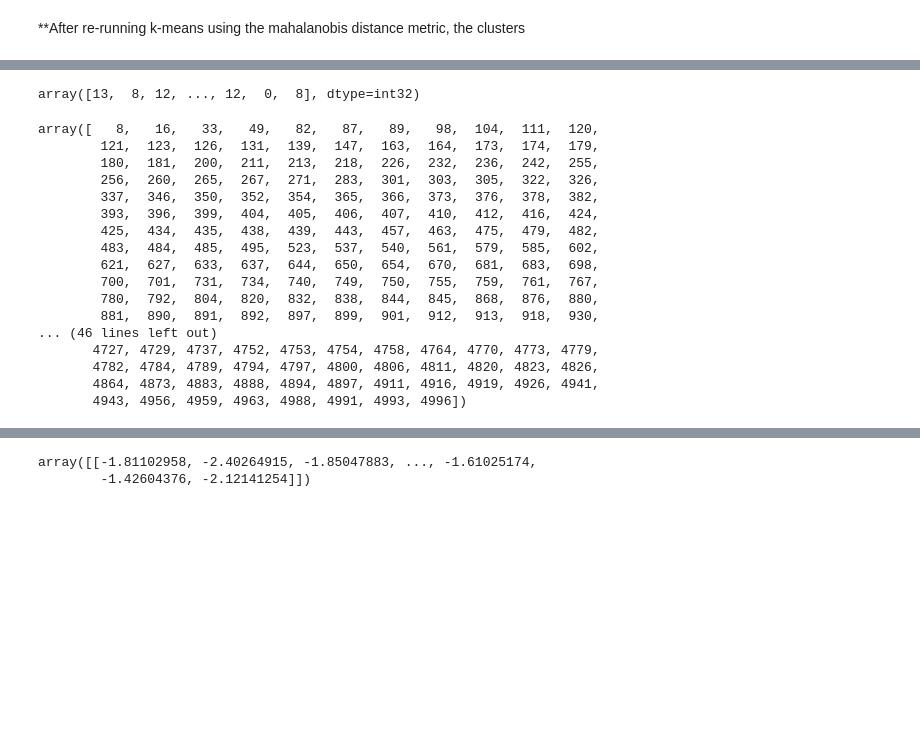
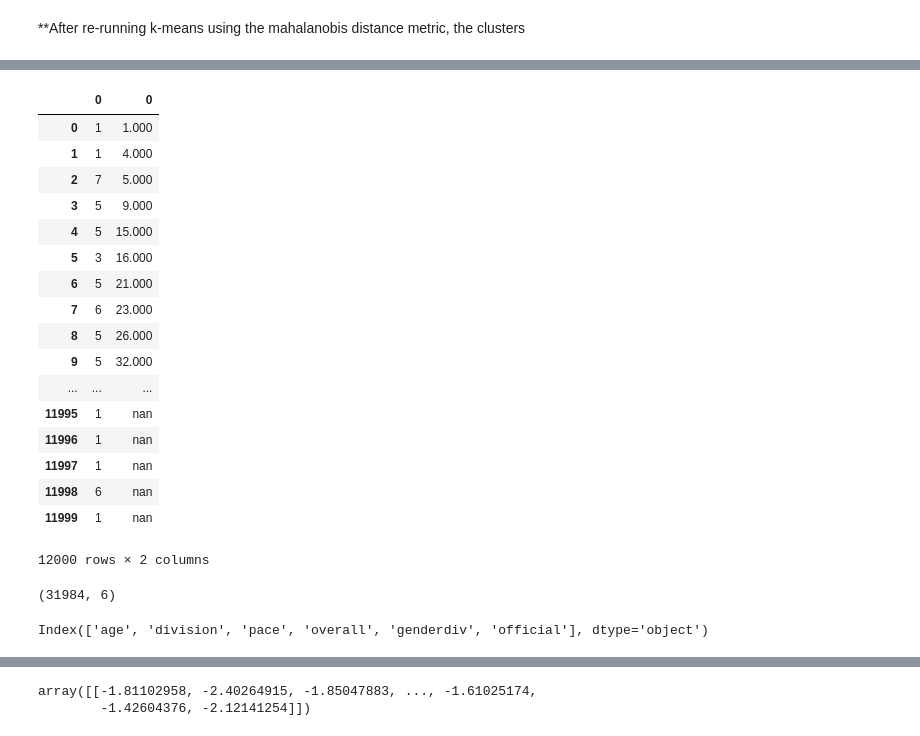
Before and after one commit to milabknowin/Thinkful, a Jupyter notebook: Unsupervised_Learning/Clusters/Boston_Marathon_Challenge.ipynb, the cells around one changed output, grey strips where cells are left out. Saved outputs shown, nothing was run; the diff lists cells and outputs as text; code cells hidden in the pictures; blank space fills up the shorter version.

```diff
--- a/Unsupervised_Learning/Clusters/Boston_Marathon_Challenge.ipynb
+++ b/Unsupervised_Learning/Clusters/Boston_Marathon_Challenge.ipynb
@@ -599,30 +594,36 @@ Number of estimated clusters: 1
 # %%
 # add clusters to original df to compare against raw data
+# convert cluster arrays to df
 
 km2 = pd.DataFrame(km)
-af2 = pd.DataFrame(af)
-#df = pd.concat([km, af], axis=1)
+
+cci = pd.DataFrame(cluster_centers_indices)
-# %%
-km
-# %% [output]
-array([13,  8, 12, ..., 12,  0,  8], dtype=int32)
-# %%
-cluster_centers_indices
-# %% [output]
-array([   8,   16,   33,   49,   82,   87,   89,   98,  104,  111,  120,
-        121,  123,  126,  131,  139,  147,  163,  164,  173,  174,  179,
-        180,  181,  200,  211,  213,  218,  226,  232,  236,  242,  255,
-        256,  260,  265,  267,  271,  283,  301,  303,  305,  322,  326,
-        337,  346,  350,  352,  354,  365,  366,  373,  376,  378,  382,
-        393,  396,  399,  404,  405,  406,  407,  410,  412,  416,  424,
-        425,  434,  435,  438,  439,  443,  457,  463,  475,  479,  482,
-        483,  484,  485,  495,  523,  537,  540,  561,  579,  585,  602,
-        621,  627,  633,  637,  644,  650,  654,  670,  681,  683,  698,
-        700,  701,  731,  734,  740,  749,  750,  755,  759,  761,  767,
-        780,  792,  804,  820,  832,  838,  844,  845,  868,  876,  880,
-        881,  890,  891,  892,  897,  899,  901,  912,  913,  918,  930,
-... (46 lines left out)
-       4727, 4729, 4737, 4752, 4753, 4754, 4758, 4764, 4770, 4773, 4779,
-       4782, 4784, 4789, 4794, 4797, 4800, 4806, 4811, 4820, 4823, 4826,
-       4864, 4873, 4883, 4888, 4894, 4897, 4911, 4916, 4919, 4926, 4941,
-       4943, 4956, 4959, 4963, 4988, 4991, 4993, 4996])
+# %%
+pd.concat([km2, cci], axis=1)
+# %% [output]
+|  | 0 | 0 |
+| 0 | 1 | 1.000 |
+| 1 | 1 | 4.000 |
+| 2 | 7 | 5.000 |
+| 3 | 5 | 9.000 |
+| 4 | 5 | 15.000 |
+| 5 | 3 | 16.000 |
+| 6 | 5 | 21.000 |
+| 7 | 6 | 23.000 |
+| 8 | 5 | 26.000 |
+| 9 | 5 | 32.000 |
+| ... | ... | ... |
+| 11995 | 1 | nan |
+| 11996 | 1 | nan |
+| 11997 | 1 | nan |
+| 11998 | 6 | nan |
+| 11999 | 1 | nan |
+12000 rows × 2 columns
+# %%
+df_pca.shape
+# %% [output]
+(31984, 6)
+# %%
+df_pca.columns
+# %% [output]
+Index(['age', 'division', 'pace', 'overall', 'genderdiv', 'official'], dtype='object')
```
Also changed, not shown: parts of 15 cells of this notebook.
